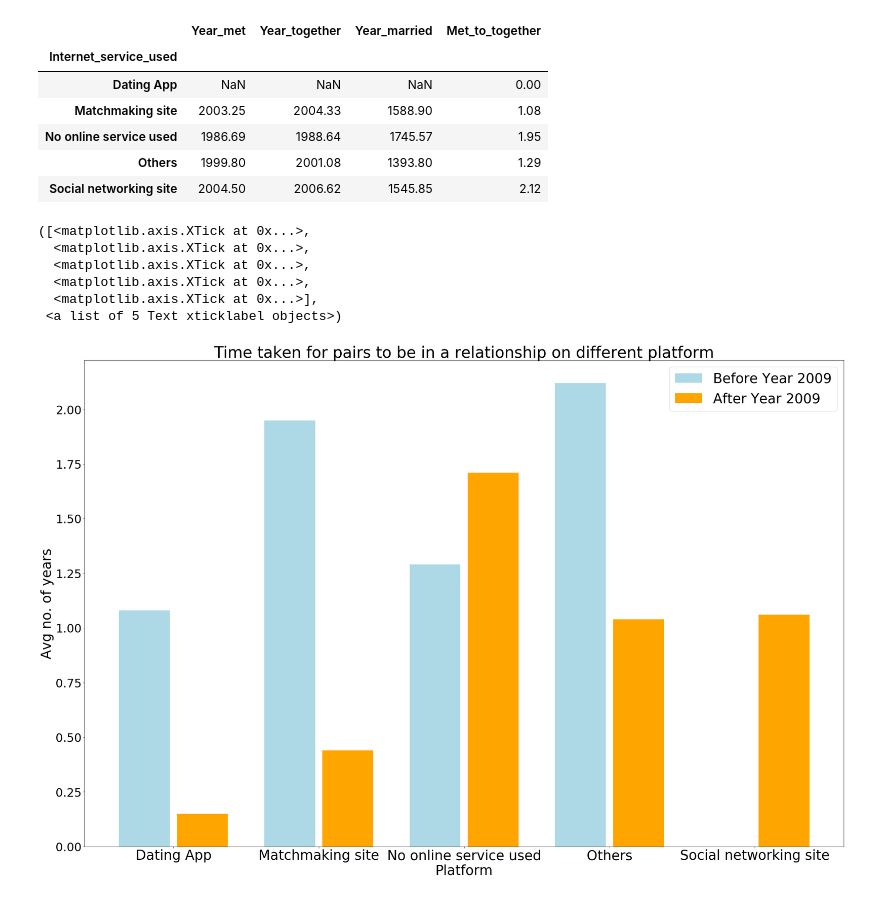
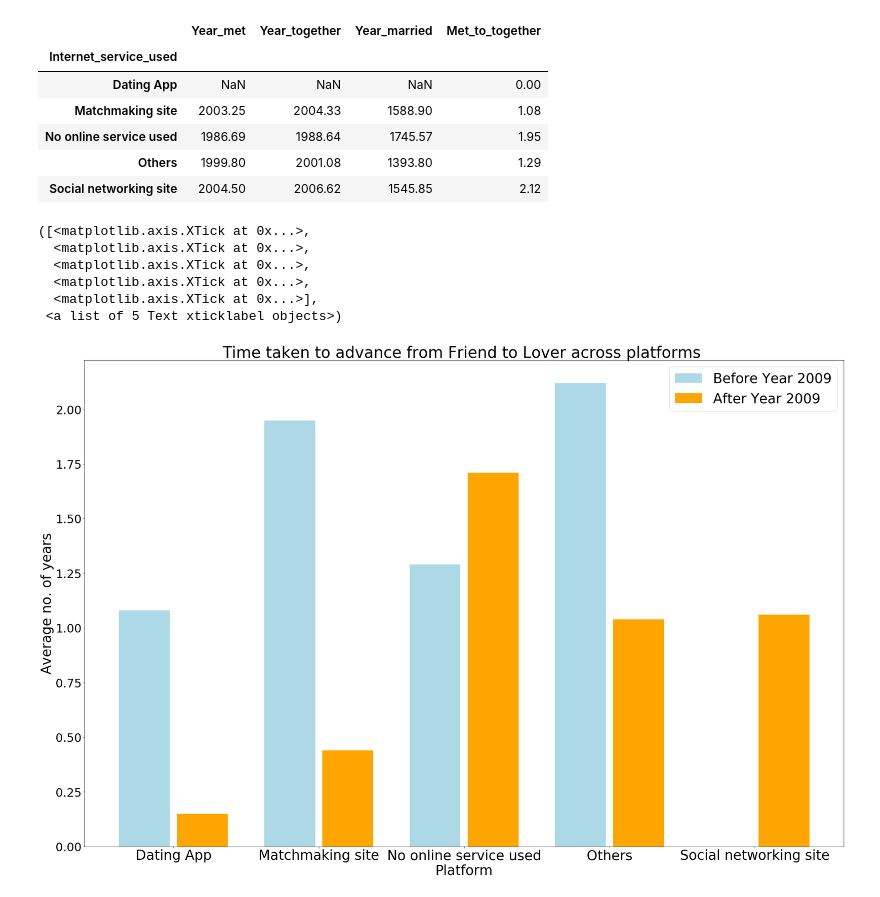
Before and after one commit to chunsang0126/your-own-project, a Jupyter notebook: How couples meet and stay together.ipynb, the cells around one changed output. Saved outputs shown, nothing was run; the diff lists cells and outputs as text; code cells hidden in the pictures.

```diff
--- a/How couples meet and stay together.ipynb
+++ b/How couples meet and stay together.ipynb
@@ -98,6 +63,9 @@ clean_3['Year_married'].replace('Others','0',inplace=True)
 # %%
 #Change data type to perform mathematical calculation
 clean_3[['Year_together','Year_met','Year_married']]=clean_3[['Year_together','Year_met','Year_married']].astype('int')
+# %%
+clean_4=clean_3[clean_3['Year_together'] != 0]
+clean_5=clean_4[clean_4['Year_met'] != 0]
 # %%
 #Creating new column of difference between 'Year_together' and 'Year_met'
 clean_5['Met_to_together']=(clean_5['Year_together']-clean_5['Year_met'])
@@ -192,24 +187,24 @@ import numpy as np
 # %%
 data = [for_plot1['Met_to_together'],for_plot_2009['Met_to_together']]
 X = np.arange(5)
 cat=for_plot1.index
 fig=plt.figure(figsize=(35,23))
 
 plt.bar(X + 0.00, data[1], color = 'lightblue', width = 0.35, tick_label= 'before')
 plt.bar(X + 0.4, data[0], color = 'orange', width = 0.35, tick_label= 'after')
 plt.legend(('Before Year 2009','After Year 2009'), fontsize=35)
-plt.title('Time taken for pairs to be in a relationship on different platform', fontsize=40)
+plt.title('Time taken to advance from Friend to Lover across platforms ', fontsize=40)
 
 plt.xlabel('Platform',fontsize=35)
-plt.ylabel('Avg no. of years',fontsize=35)
+plt.ylabel('Average no. of years',fontsize=35)
 plt.yticks(fontsize=30)
 
 plt.xticks(X + 0.2, cat, fontsize = 35)
 # %% [output]
 ([<matplotlib.axis.XTick at 0x...>,
   <matplotlib.axis.XTick at 0x...>,
   <matplotlib.axis.XTick at 0x...>,
   <matplotlib.axis.XTick at 0x...>,
   <matplotlib.axis.XTick at 0x...>],
  <a list of 5 Text xticklabel objects>)
-[figure, old version]
+[figure, new version]
```
Also changed, not shown: parts of 6 cells of this notebook.
